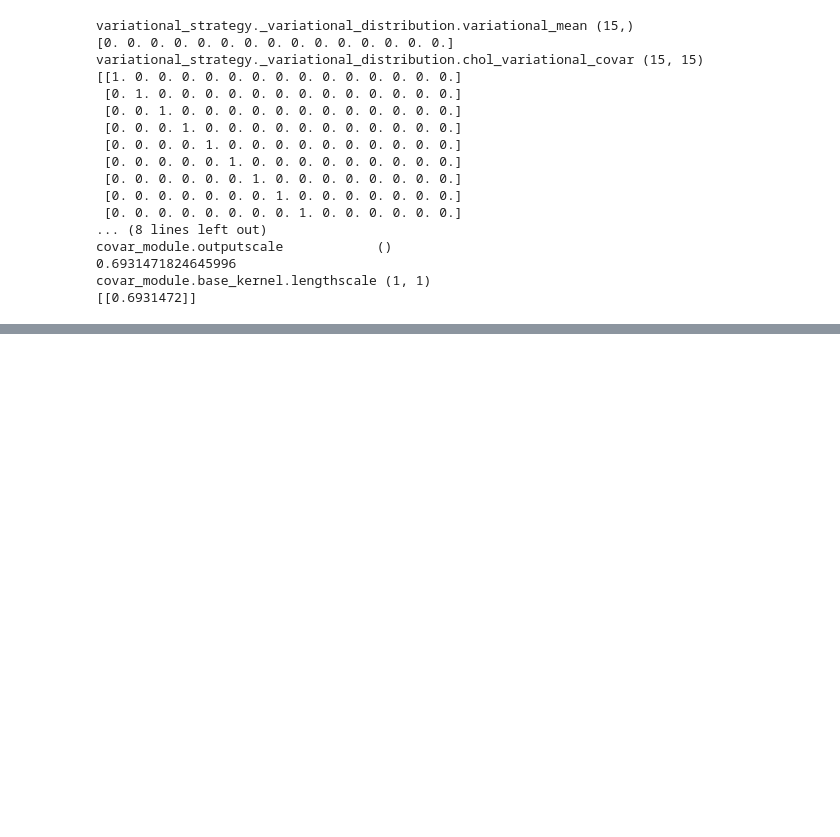
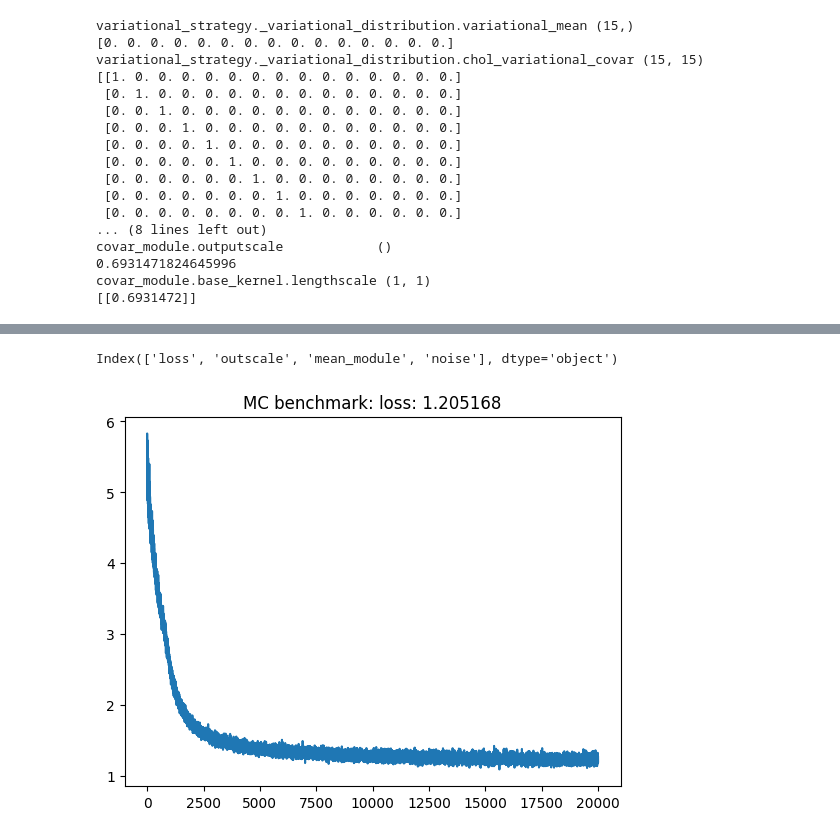
Before and after one commit to AndreaKarlova/censored_regressors, a Jupyter notebook: notebooks/variational_inference_for_censored_regressor.ipynb, the cells around one changed output, grey strips where cells are left out. Drawn from its saved outputs; the diff is of its cells as text; code cells hidden in the pictures; blank space fills up the shorter version.

```diff
--- a/notebooks/variational_inference_for_censored_regressor.ipynb
+++ b/notebooks/variational_inference_for_censored_regressor.ipynb
@@ -707,17 +721,24 @@ likelihood.train()
 optimizer = torch.optim.Adam([
     {'params': model.parameters()},
     {'params': likelihood.parameters()},
-], lr=0.01)
+], lr=0.001)
 
-mll = gpytorch.mlls.VariationalELBO(likelihood, model, num_data=y.size(0))
+mll = gpytorch.mlls.VariationalELBO(likelihood, model, beta=1., num_data=y.size(0))
 
-mae_list = list()
-loss_list = list()
-
+params_log = dict()
 for iter in pbar:
     optimizer.zero_grad();
     y_pred = model(x[:,None])
     loss = -mll(y_pred, y)
     loss.backward()
     optimizer.step()
-    loss_list.append(loss.item())
+    params_log[iter] = {
+        'loss': loss.item(),
+        'outscale': model.covar_module.outputscale.item(),
+        'mean_module': model.mean_module.constant.item(),
+        'noise': likelihood.noise.noise.item()
+        }
+
+    if iter%100==0:
+      for key, val in params_log[iter].items():
+        print(key, val)
@@ -724,3 +795,11 @@ for iter in pbar:
+# %%
+params_mc_benchmark = pd.DataFrame(params_log).T
+print(params_mc_benchmark.columns)
+col_ = 'loss'
+_ = params_mc_benchmark[col_].plot(title='MC benchmark: %s: %.6f'%(col_, params_mc_benchmark[col_].tail(1).values[0]))
+# %% [output]
+Index(['loss', 'outscale', 'mean_module', 'noise'], dtype='object')
+[figure, added]
 # %%
 print_module(likelihood)
 print_module(model)
```
Also changed, not shown: parts of 13 cells of this notebook.
